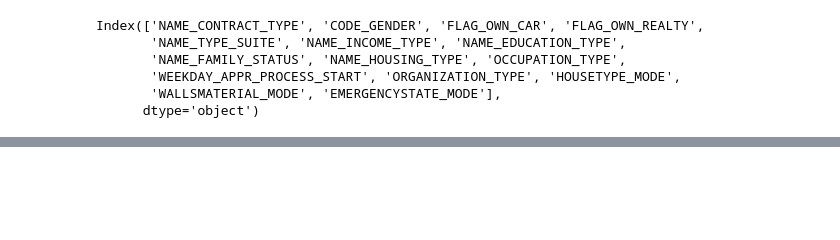
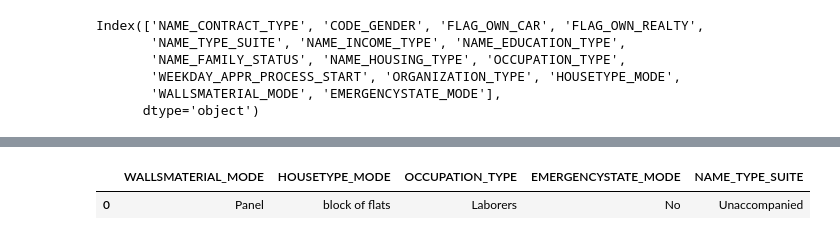
Before and after one commit to lavkushsingh31/Deep_Learning_Assignments, a Jupyter notebook: Course Project - House Loan Data Analysis/Course Project - House Loan Data Analysis.ipynb, the cells around one changed output, grey strips where cells are left out. Saved outputs shown, nothing was run; the diff lists cells and outputs as text; code cells hidden in the pictures; blank space fills up the shorter version.

```diff
--- a/Course Project - House Loan Data Analysis/Course Project - House Loan Data Analysis.ipynb
+++ b/Course Project - House Loan Data Analysis/Course Project - House Loan Data Analysis.ipynb
@@ -218,0 +255,5 @@ memory usage: 208.8 MB
+# %%
+df[null_obj_cols].mode()
+# %% [output]
+|  | WALLSMATERIAL_MODE | HOUSETYPE_MODE | OCCUPATION_TYPE | EMERGENCYSTATE_MODE | NAME_TYPE_SUITE |
+| 0 | Panel | block of flats | Laborers | No | Unaccompanied |
```
Also changed, not shown: parts of 13 cells of this notebook.
